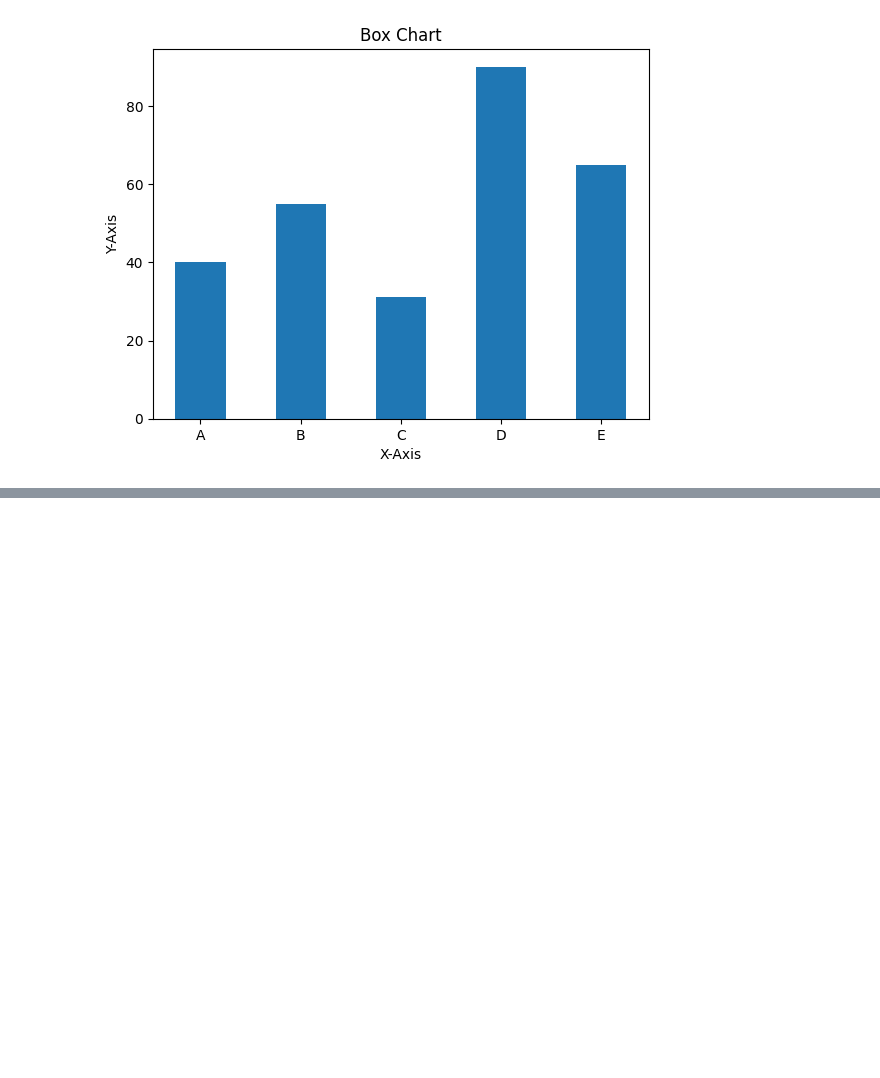
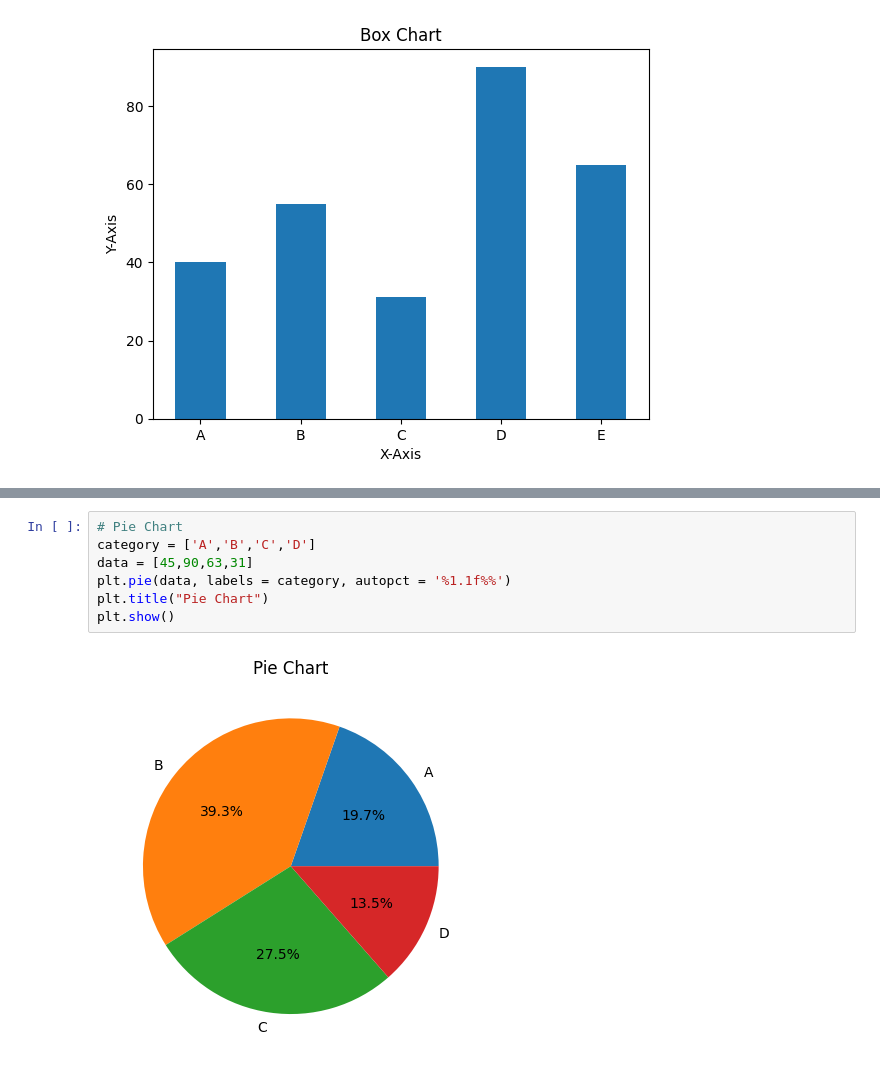
Before and after one commit to amityadav757330/DS-ML-AI, a Jupyter notebook: DS_ML_AI_Batch_1.ipynb, the cells around one changed output, grey strips where cells are left out. Drawn from its saved outputs; the diff is of its cells as text; blank space fills up the shorter version.

```diff
--- a/DS_ML_AI_Batch_1.ipynb
+++ b/DS_ML_AI_Batch_1.ipynb
@@ -2606,0 +2607,9 @@ plt.show()
+# %%
+# Pie Chart
+category = ['A','B','C','D']
+data = [45,90,63,31]
+plt.pie(data, labels = category, autopct = '%1.1f%%')
+plt.title("Pie Chart")
+plt.show()
+# %% [output]
+[figure, added]
```
Also changed, not shown: parts of 31 cells of this notebook.
